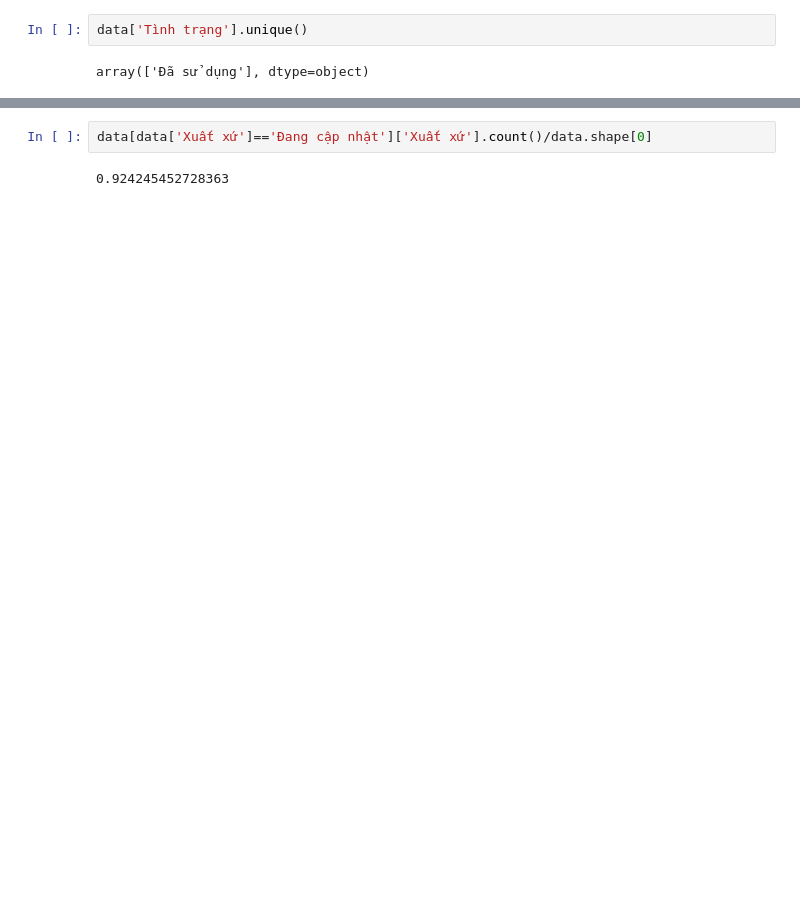
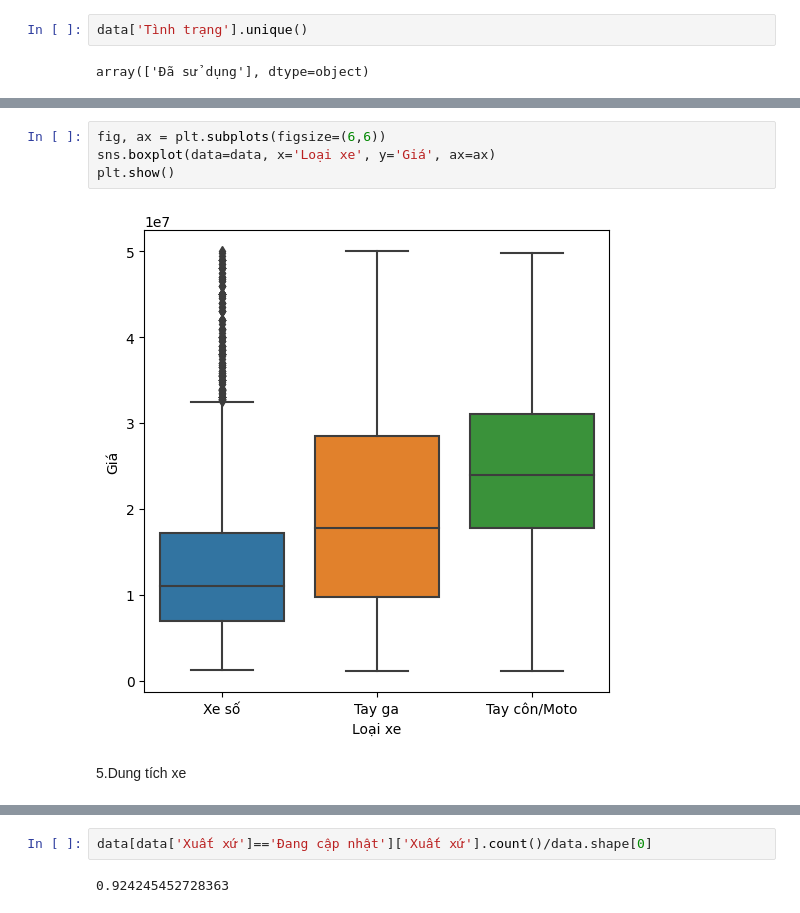
Before and after one commit to hungng2k2/du-doan-gia-xe-may, a Jupyter notebook: eda.ipynb, the cells around one changed output, grey strips where cells are left out. Saved outputs shown, nothing was run; the diff lists cells and outputs as text; blank space fills up the shorter version.

```diff
--- a/eda.ipynb
+++ b/eda.ipynb
@@ -58,3 +77,11 @@ plt.show()
+# %%
+fig, ax = plt.subplots(figsize=(6,6))
+sns.boxplot(data=data, x='Loại xe', y='Giá', ax=ax)
+plt.show()
+# %% [output]
+[figure, added]
+# %% [markdown]
+5.Dung tích xe
 # %%
 fig, ax = plt.subplots(figsize=(6,6))
 sns.stripplot(data=data, x='Dung tích xe', y='Giá', ax=ax)
```
Also changed, not shown: parts of 24 cells of this notebook.
